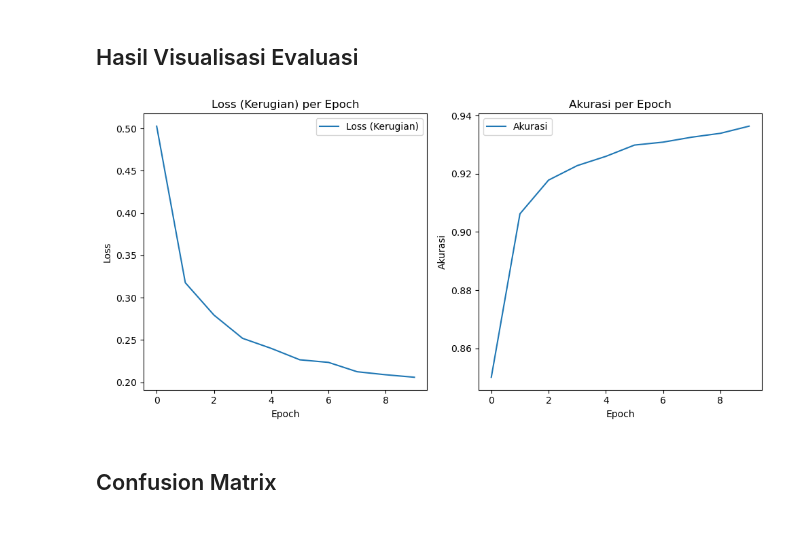
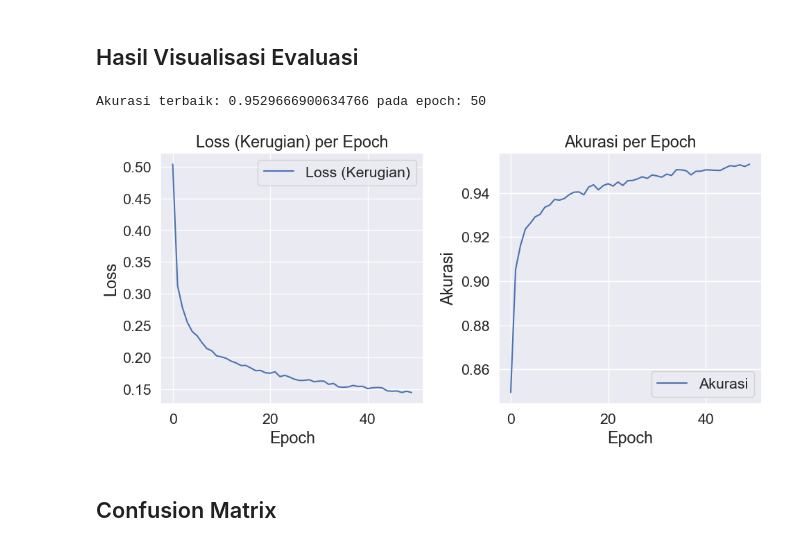
Before and after one commit to BimaBayuUWUUU/2141720019_Machine-Learning_2023, a Jupyter notebook: JS9/tugas.ipynb, the cells around one changed output. Drawn from its saved outputs; the diff is of its cells as text; code cells hidden in the pictures.

```diff
--- a/JS9/tugas.ipynb
+++ b/JS9/tugas.ipynb
@@ -79,5 +84,5 @@ nn_model.compile(loss='categorical_crossentropy', optimizer='adam', metrics=['ac
 # %% [markdown]
 ## Pelatihan dan Pengujian Dataset
 # %%
-history = nn_model.fit(x_train, y_train, epochs=10)
+history = nn_model.fit(x_train, y_train, epochs=50)
 # %% [output]
@@ -104,27 +106,33 @@ Epoch 10/10
 # %% [markdown]
 ## Hasil Visualisasi Evaluasi
 # %%
+#Akurasi terbaik
+best_accuracy = max(history.history['accuracy'])
+best_epoch = history.history['accuracy'].index(best_accuracy) + 1
+print("Akurasi terbaik:", best_accuracy, "pada epoch:", best_epoch)
+
 # Visualisasi loss (kerugian)
 plt.figure(figsize=(10, 5))
 plt.subplot(1, 2, 1)
 plt.plot(history.history['loss'], label='Loss (Kerugian)')
 plt.title('Loss (Kerugian) per Epoch')
 plt.xlabel('Epoch')
 plt.ylabel('Loss')
 plt.legend()
 
 # Visualisasi akurasi
 plt.subplot(1, 2, 2)
 plt.plot(history.history['accuracy'], label='Akurasi')
 plt.title('Akurasi per Epoch')
 plt.xlabel('Epoch')
 plt.ylabel('Akurasi')
 plt.legend()
 
 plt.tight_layout()
 plt.show()
 # %% [output]
+Akurasi terbaik: 0.9529666900634766 pada epoch: 50
-[figure, old version]
+[figure, new version]
 # %% [markdown]
 ## Confusion Matrix
 # %%
```
Also changed, not shown: parts of 7 cells of this notebook.
